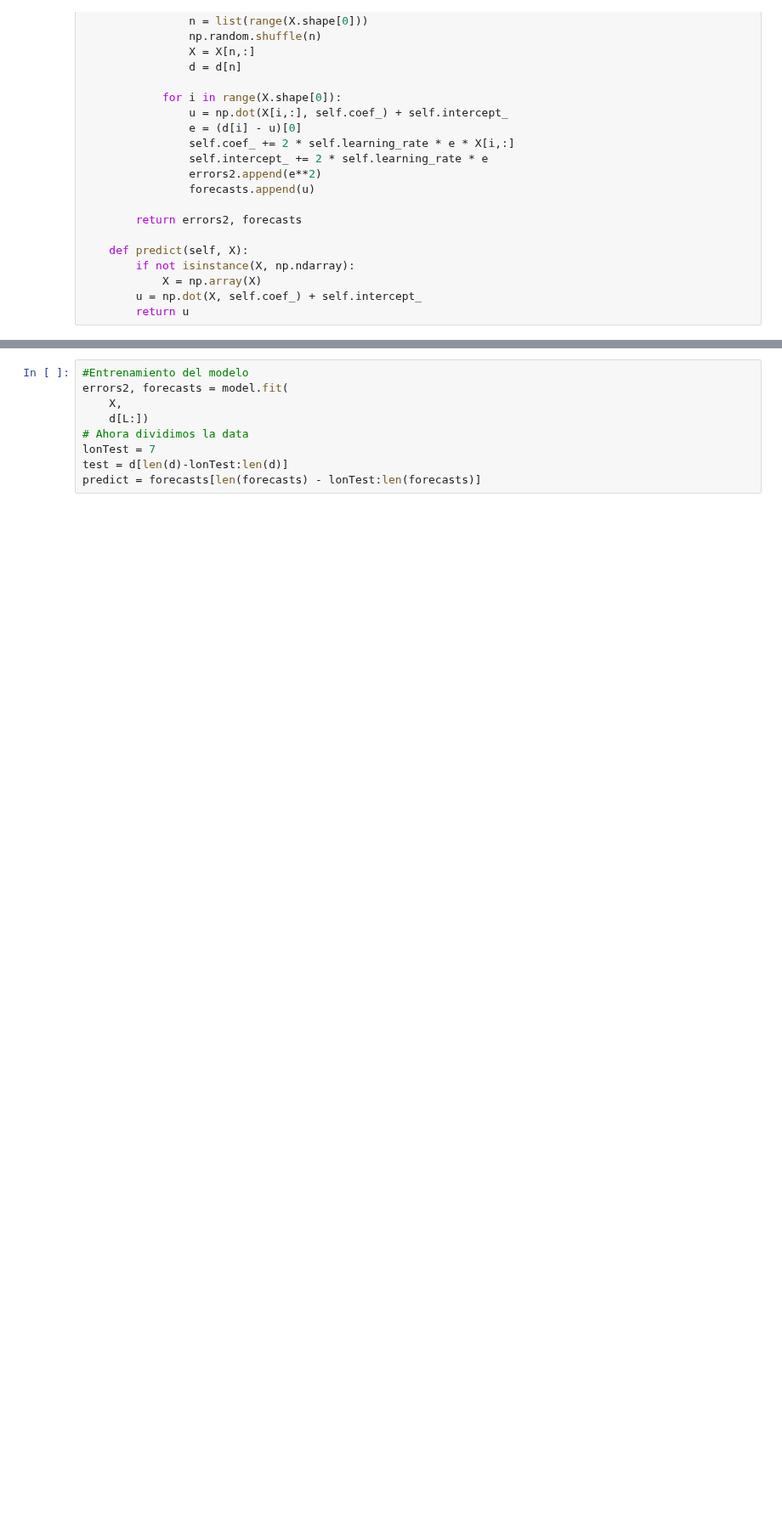
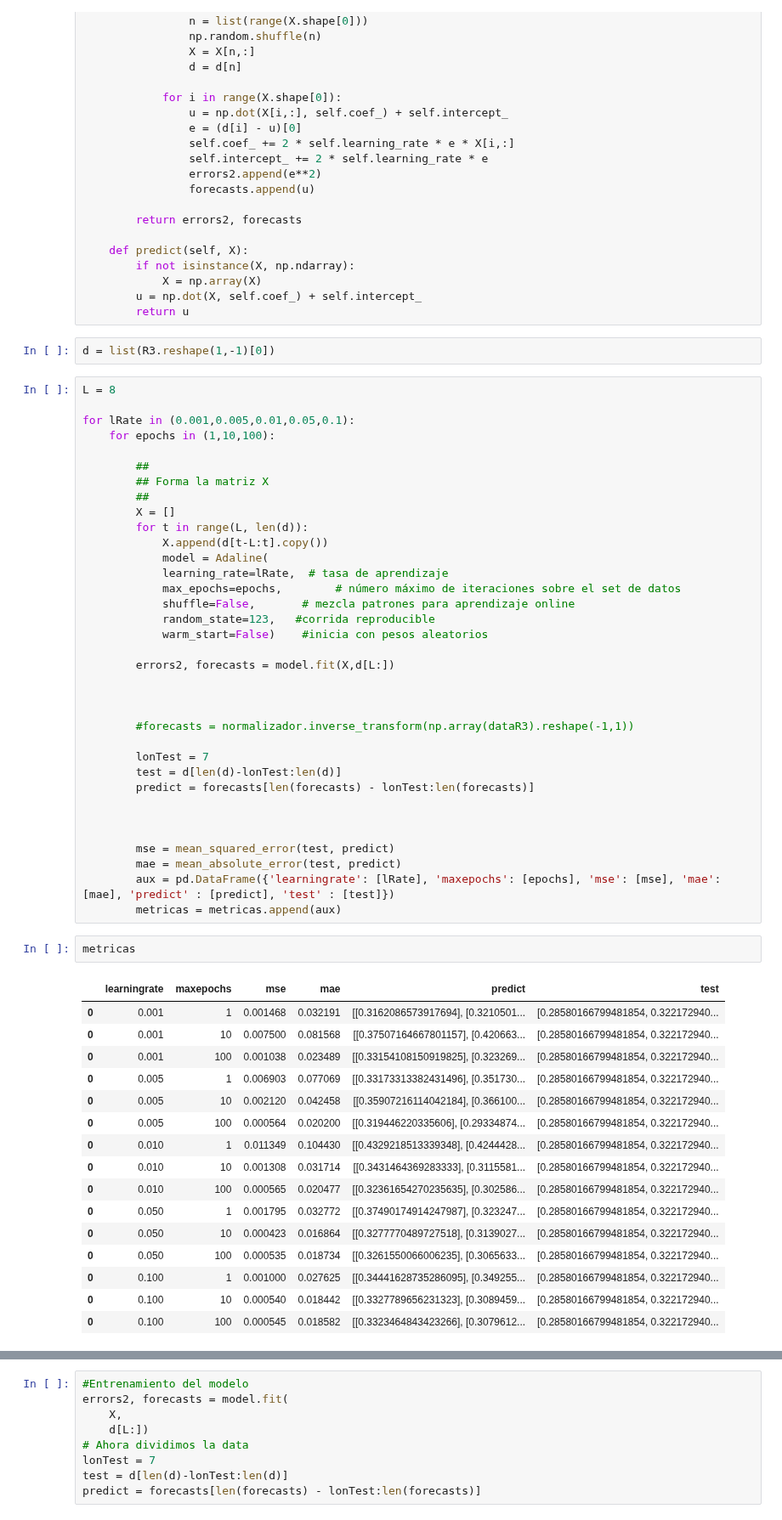
Before and after one commit to ANN-2019-2/evaluacion-ascontrerash, a Jupyter notebook: 01-precios.ipynb, the cells around one changed output, grey strips where cells are left out. Shown at 85% size. Drawn from its saved outputs; the diff is of its cells as text; blank space fills up the shorter version.

```diff
--- a/01-precios.ipynb
+++ b/01-precios.ipynb
@@ -234,3 +237,59 @@ class Adaline:
             X = np.array(X)
         u = np.dot(X, self.coef_) + self.intercept_
         return u
+# %%
+d = list(R3.reshape(1,-1)[0])
+# %%
+L = 8
+
+for lRate in (0.001,0.005,0.01,0.05,0.1):
+    for epochs in (1,10,100):
+
+        ##
+        ## Forma la matriz X
+        ##
+        X = []
+        for t in range(L, len(d)):
+            X.append(d[t-L:t].copy())
+            model = Adaline(
+            learning_rate=lRate,  # tasa de aprendizaje
+            max_epochs=epochs,        # número máximo de iteraciones sobre el set de datos
+            shuffle=False,       # mezcla patrones para aprendizaje online
+            random_state=123,   #corrida reproducible
+            warm_start=False)    #inicia con pesos aleatorios
+
+        errors2, forecasts = model.fit(X,d[L:])
+
+
+
+        #forecasts = normalizador.inverse_transform(np.array(dataR3).reshape(-1,1))
+
+        lonTest = 7
+        test = d[len(d)-lonTest:len(d)]
+        predict = forecasts[len(forecasts) - lonTest:len(forecasts)]
+
+
+
+        mse = mean_squared_error(test, predict)
+        mae = mean_absolute_error(test, predict)
+        aux = pd.DataFrame({'learningrate': [lRate], 'maxepochs': [epochs], 'mse': [mse], 'mae': [mae], 'predict' : [predict], 'test' : [test]})
+        metricas = metricas.append(aux)
+# %%
+metricas
+# %% [output]
+|  | learningrate | maxepochs | mse | mae | predict | test |
+| 0 | 0.001 | 1 | 0.001468 | 0.032191 | [[0.3162086573917694], [0.3210501... | [0.28580166799481854, 0.322172940... |
+| 0 | 0.001 | 10 | 0.007500 | 0.081568 | [[0.37507164667801157], [0.420663... | [0.28580166799481854, 0.322172940... |
+| 0 | 0.001 | 100 | 0.001038 | 0.023489 | [[0.33154108150919825], [0.323269... | [0.28580166799481854, 0.322172940... |
+| 0 | 0.005 | 1 | 0.006903 | 0.077069 | [[0.33173313382431496], [0.351730... | [0.28580166799481854, 0.322172940... |
+| 0 | 0.005 | 10 | 0.002120 | 0.042458 | [[0.35907216114042184], [0.366100... | [0.28580166799481854, 0.322172940... |
+| 0 | 0.005 | 100 | 0.000564 | 0.020200 | [[0.319446220335606], [0.29334874... | [0.28580166799481854, 0.322172940... |
+| 0 | 0.010 | 1 | 0.011349 | 0.104430 | [[0.4329218513339348], [0.4244428... | [0.28580166799481854, 0.322172940... |
+| 0 | 0.010 | 10 | 0.001308 | 0.031714 | [[0.3431464369283333], [0.3115581... | [0.28580166799481854, 0.322172940... |
+| 0 | 0.010 | 100 | 0.000565 | 0.020477 | [[0.32361654270235635], [0.302586... | [0.28580166799481854, 0.322172940... |
+| 0 | 0.050 | 1 | 0.001795 | 0.032772 | [[0.37490174914247987], [0.323247... | [0.28580166799481854, 0.322172940... |
+| 0 | 0.050 | 10 | 0.000423 | 0.016864 | [[0.3277770489727518], [0.3139027... | [0.28580166799481854, 0.322172940... |
+| 0 | 0.050 | 100 | 0.000535 | 0.018734 | [[0.3261550066006235], [0.3065633... | [0.28580166799481854, 0.322172940... |
+| 0 | 0.100 | 1 | 0.001000 | 0.027625 | [[0.34441628735286095], [0.349255... | [0.28580166799481854, 0.322172940... |
+| 0 | 0.100 | 10 | 0.000540 | 0.018442 | [[0.3327789656231323], [0.3089459... | [0.28580166799481854, 0.322172940... |
+| 0 | 0.100 | 100 | 0.000545 | 0.018582 | [[0.3323464843423266], [0.3079612... | [0.28580166799481854, 0.322172940... |
```
Also changed, not shown: parts of 11 cells of this notebook, 1 other file.
